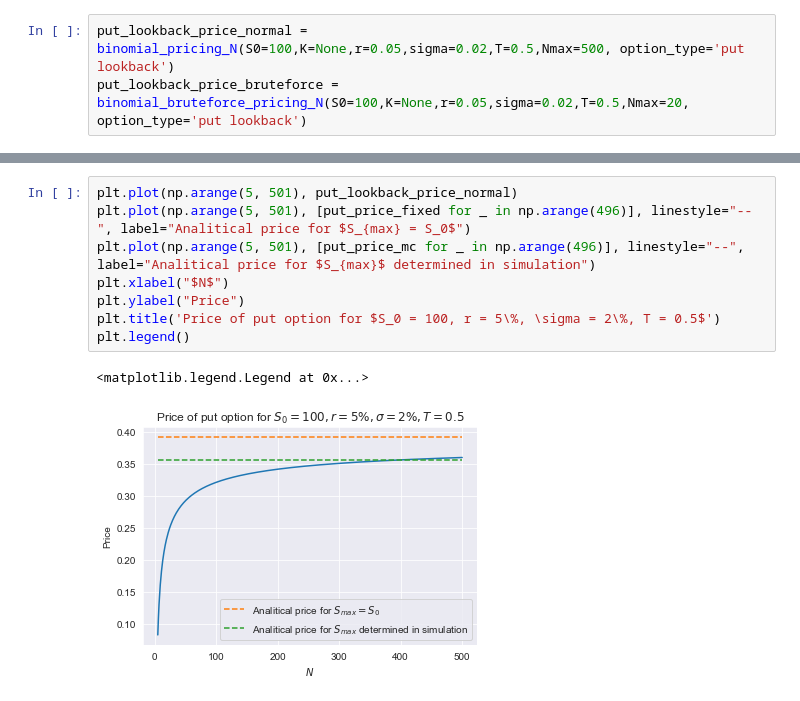
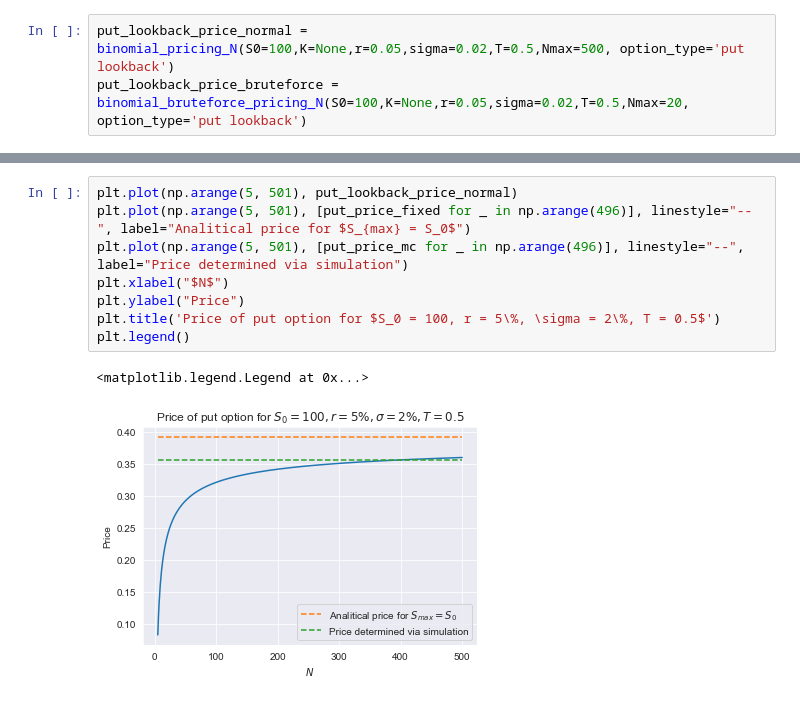
Before and after one commit to martyna-B/Computational_finance, a Jupyter notebook: List 3/List3_Szymkowiak_Hirak.ipynb, the cells around one changed output, grey strips where cells are left out. Cells and saved outputs as stored; diff of their text form.

```diff
--- a/List 3/List3_Szymkowiak_Hirak.ipynb
+++ b/List 3/List3_Szymkowiak_Hirak.ipynb
@@ -275,11 +289,11 @@ plt.legend()
 # %%
 plt.plot(np.arange(5, 501), put_lookback_price_normal)
 plt.plot(np.arange(5, 501), [put_price_fixed for _ in np.arange(496)], linestyle="--", label="Analitical price for $S_{max} = S_0$")
-plt.plot(np.arange(5, 501), [put_price_mc for _ in np.arange(496)], linestyle="--", label="Analitical price for $S_{max}$ determined in simulation")
+plt.plot(np.arange(5, 501), [put_price_mc for _ in np.arange(496)], linestyle="--", label="Price determined via simulation")
 plt.xlabel("$N$")
 plt.ylabel("Price")
 plt.title('Price of put option for $S_0 = 100, r = 5\%, \sigma = 2\%, T = 0.5$')
 plt.legend()
 # %% [output]
 <matplotlib.legend.Legend at 0x...>
-[figure, old version]
+[figure, new version]
```
Also changed, not shown: parts of 15 cells of this notebook, 2 other files.
